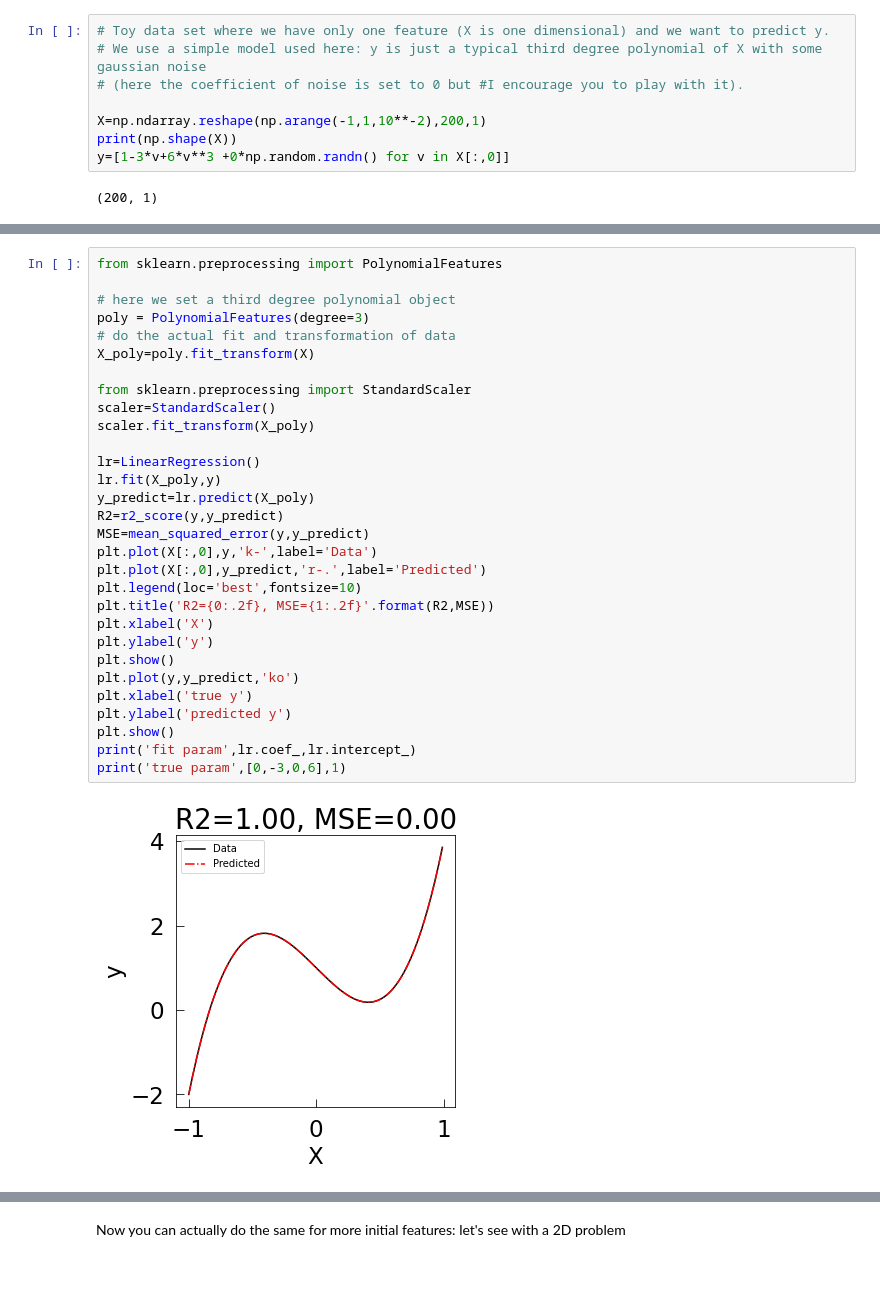
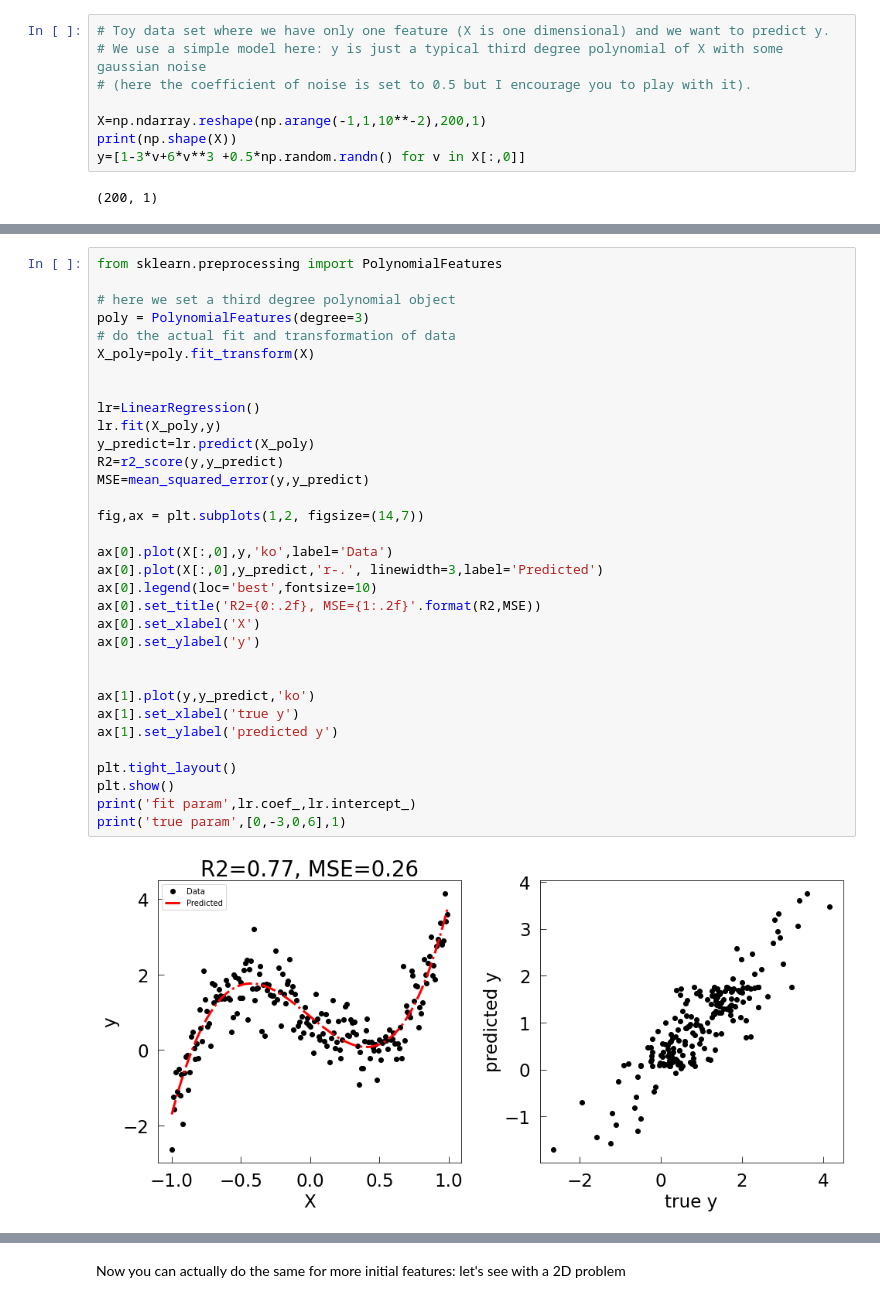
Before and after one commit to sib-swiss/intro-machine-learning-training, a Jupyter notebook: python_notebooks/Chapter_4_Machine_Learning_for_regression.ipynb, the cells around one changed output, grey strips where cells are left out. Saved outputs shown, nothing was run; the diff lists cells and outputs as text; blank space fills up the shorter version.

```diff
--- a/python_notebooks/Chapter_4_Machine_Learning_for_regression.ipynb
+++ b/python_notebooks/Chapter_4_Machine_Learning_for_regression.ipynb
@@ -246,11 +297,11 @@ As you can see, there are some differencies in the ranking of the features betwe
 # %%
 # Toy data set where we have only one feature (X is one dimensional) and we want to predict y.
-# We use a simple model used here: y is just a typical third degree polynomial of X with some gaussian noise
-# (here the coefficient of noise is set to 0 but #I encourage you to play with it).
+# We use a simple model here: y is just a typical third degree polynomial of X with some gaussian noise
+# (here the coefficient of noise is set to 0.5 but I encourage you to play with it).
 
 X=np.ndarray.reshape(np.arange(-1,1,10**-2),200,1)
 print(np.shape(X))
-y=[1-3*v+6*v**3 +0*np.random.randn() for v in X[:,0]]
+y=[1-3*v+6*v**3 +0.5*np.random.randn() for v in X[:,0]]
 # %% [output]
 (200, 1)
 # %%
@@ -296,32 +355,35 @@ You can call from sklearn.preprocessing import PolynomialFeatures and it will do
 # %%
 from sklearn.preprocessing import PolynomialFeatures
 
 # here we set a third degree polynomial object
 poly = PolynomialFeatures(degree=3)
 # do the actual fit and transformation of data
 X_poly=poly.fit_transform(X)
 
-from sklearn.preprocessing import StandardScaler
-scaler=StandardScaler()
-scaler.fit_transform(X_poly)
 
 lr=LinearRegression()
 lr.fit(X_poly,y)
 y_predict=lr.predict(X_poly)
 R2=r2_score(y,y_predict)
 MSE=mean_squared_error(y,y_predict)
-plt.plot(X[:,0],y,'k-',label='Data')
-plt.plot(X[:,0],y_predict,'r-.',label='Predicted')
-plt.legend(loc='best',fontsize=10)
-plt.title('R2={0:.2f}, MSE={1:.2f}'.format(R2,MSE))
-plt.xlabel('X')
-plt.ylabel('y')
-plt.show()
-plt.plot(y,y_predict,'ko')
-plt.xlabel('true y')
-plt.ylabel('predicted y')
+
+fig,ax = plt.subplots(1,2, figsize=(14,7))
+
+ax[0].plot(X[:,0],y,'ko',label='Data')
+ax[0].plot(X[:,0],y_predict,'r-.', linewidth=3,label='Predicted')
+ax[0].legend(loc='best',fontsize=10)
+ax[0].set_title('R2={0:.2f}, MSE={1:.2f}'.format(R2,MSE))
+ax[0].set_xlabel('X')
+ax[0].set_ylabel('y')
+
+
+ax[1].plot(y,y_predict,'ko')
+ax[1].set_xlabel('true y')
+ax[1].set_ylabel('predicted y')
+
+plt.tight_layout()
 plt.show()
 print('fit param',lr.coef_,lr.intercept_)
 print('true param',[0,-3,0,6],1)
 # %% [output]
-[figure, old version]
+[figure, new version]
```
Also changed, not shown: parts of 67 cells of this notebook.
